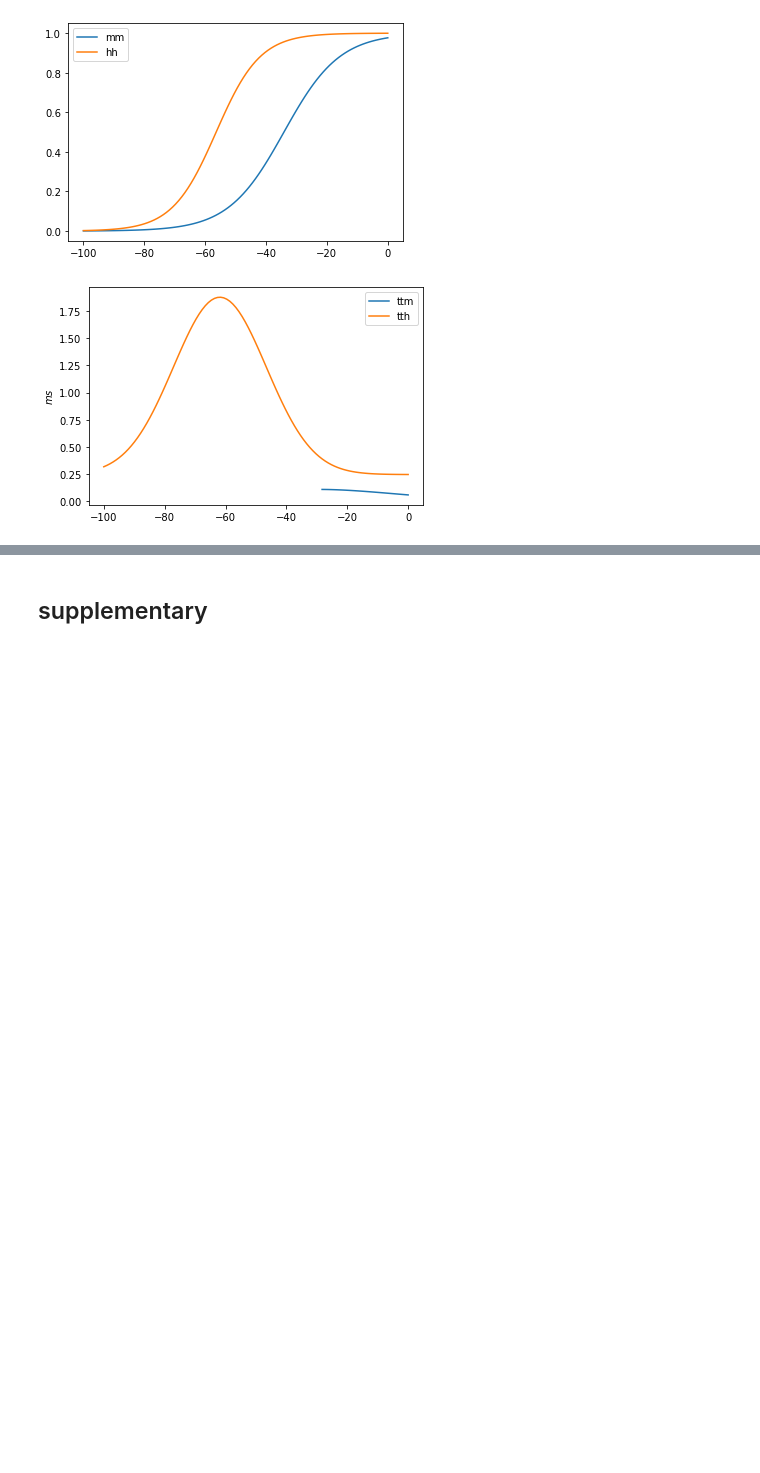
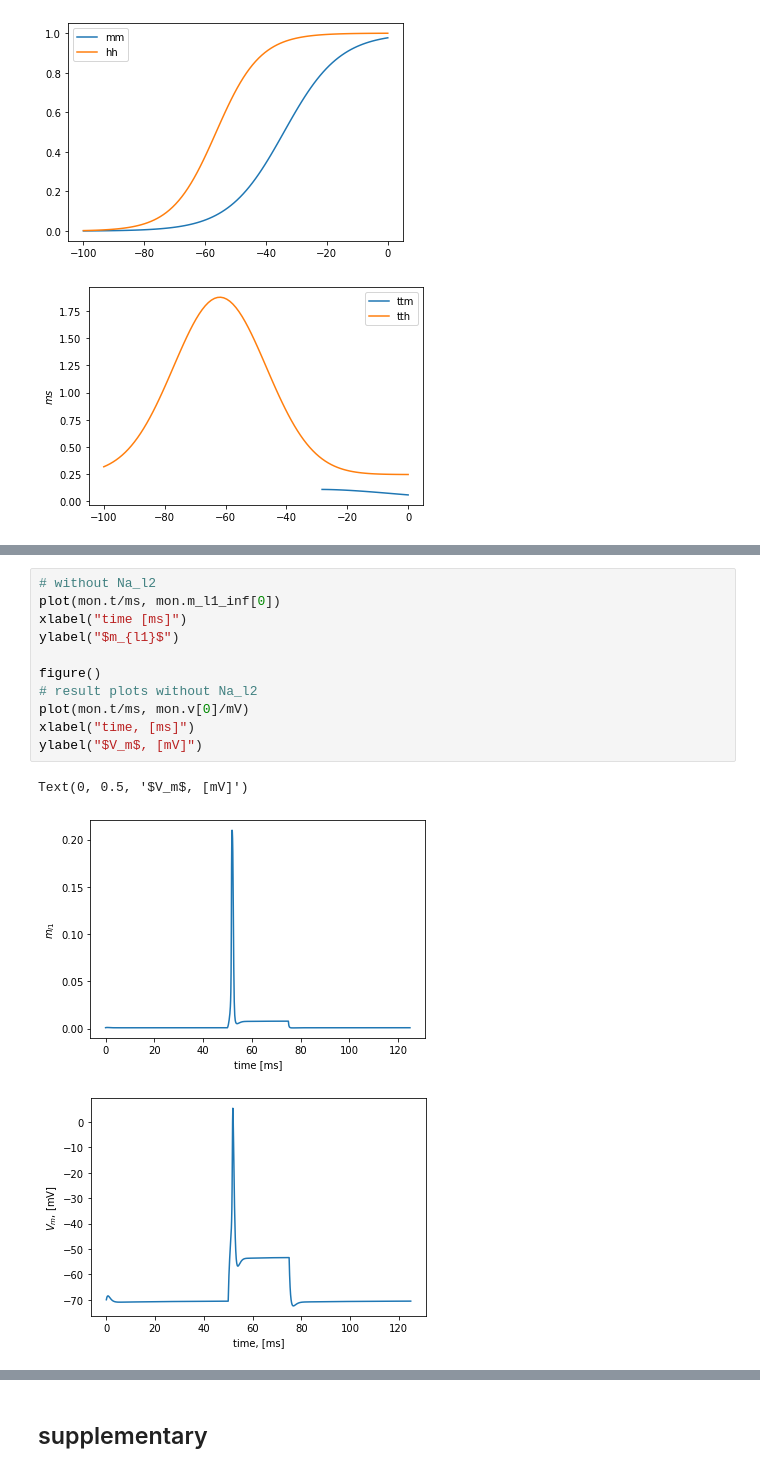
Before and after one commit to shcecter/nocimod, a Jupyter notebook: kovalksy_reprod.ipynb, the cells around one changed output, grey strips where cells are left out. Cells and saved outputs as stored; diff of their text form; blank space fills up the shorter version.

```diff
--- a/kovalksy_reprod.ipynb
+++ b/kovalksy_reprod.ipynb
@@ -125 +132,16 @@ Starting simulation at t=75. ms for a duration of 50. ms
+# %%
+# without Na_l2
+plot(mon.t/ms, mon.m_l1_inf[0])
+xlabel("time [ms]")
+ylabel("$m_{l1}$")
+
+figure()
+# result plots without Na_l2
+plot(mon.t/ms, mon.v[0]/mV)
+xlabel("time, [ms]")
+ylabel("$V_m$, [mV]")
+# %% [output]
+Text(0, 0.5, '$V_m$, [mV]')
+[figure, added]
+[figure, added]
 # %%
```
Also changed, not shown: parts of 3 cells of this notebook.
